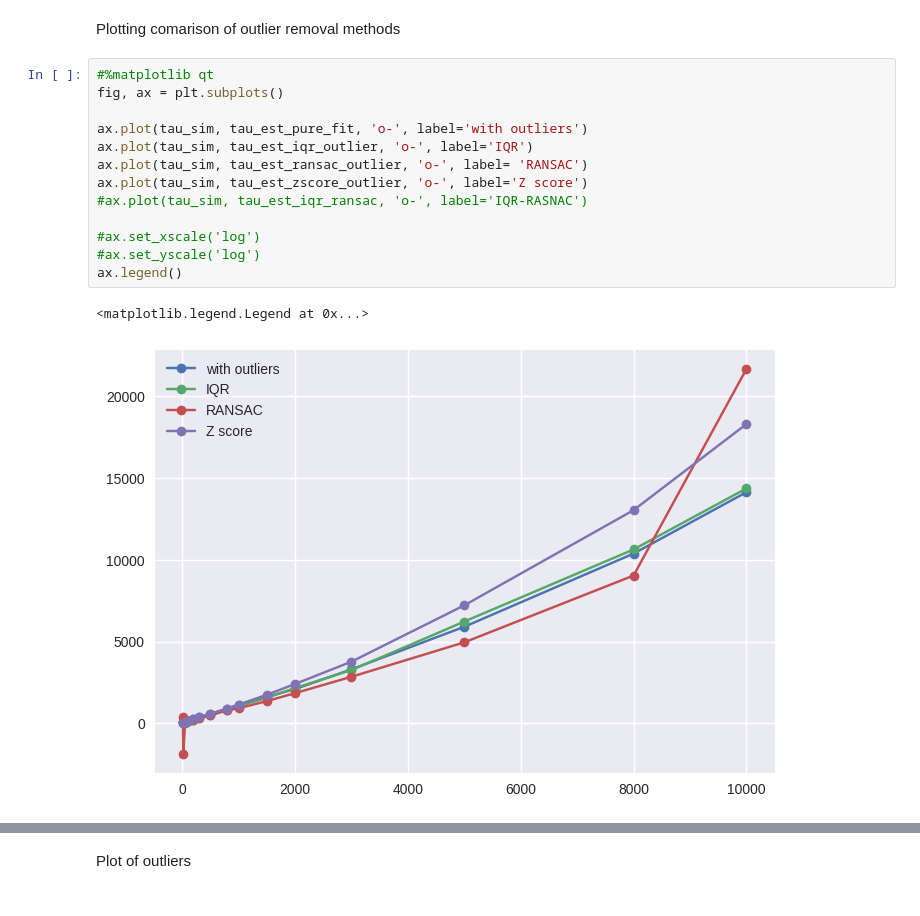
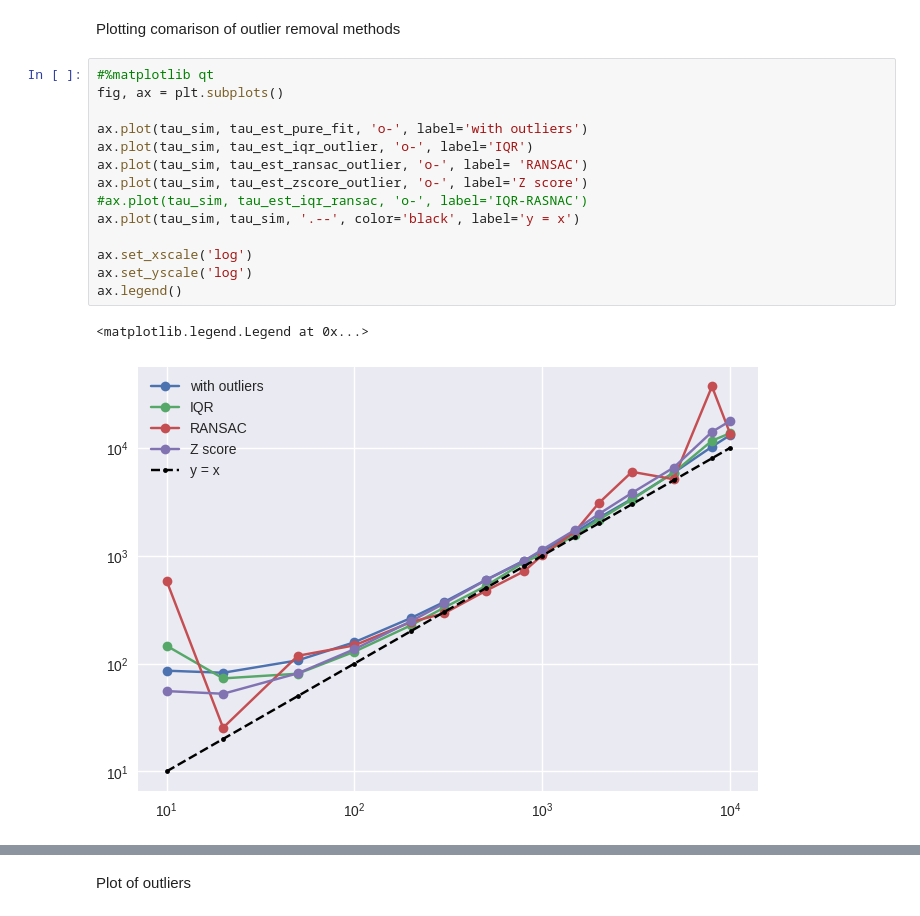
Before and after one commit to mjoudy/Calcium---AR, a Jupyter notebook: deriv_method_tau_est.ipynb, the cells around one changed output, grey strips where cells are left out. Drawn from its saved outputs; the diff is of its cells as text.

```diff
--- a/deriv_method_tau_est.ipynb
+++ b/deriv_method_tau_est.ipynb
@@ -59,16 +59,17 @@ Plotting comarison of outlier removal methods
 # %%
 #%matplotlib qt
 fig, ax = plt.subplots()
 
 ax.plot(tau_sim, tau_est_pure_fit, 'o-', label='with outliers')
 ax.plot(tau_sim, tau_est_iqr_outlier, 'o-', label='IQR')
 ax.plot(tau_sim, tau_est_ransac_outlier, 'o-', label= 'RANSAC')
 ax.plot(tau_sim, tau_est_zscore_outlier, 'o-', label='Z score')
 #ax.plot(tau_sim, tau_est_iqr_ransac, 'o-', label='IQR-RASNAC')
+ax.plot(tau_sim, tau_sim, '.--', color='black', label='y = x')
 
-#ax.set_xscale('log')
-#ax.set_yscale('log')
+ax.set_xscale('log')
+ax.set_yscale('log')
 ax.legend()
 # %% [output]
 <matplotlib.legend.Legend at 0x...>
-[figure, old version]
+[figure, new version]
```
Also changed, not shown: parts of 3 cells of this notebook.
